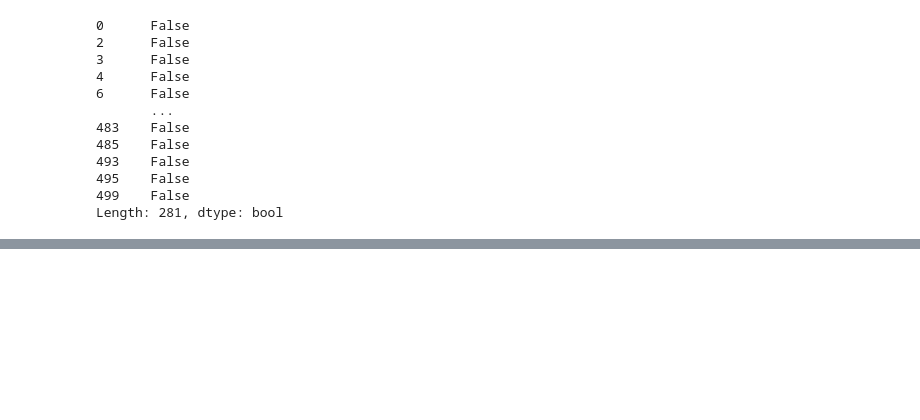
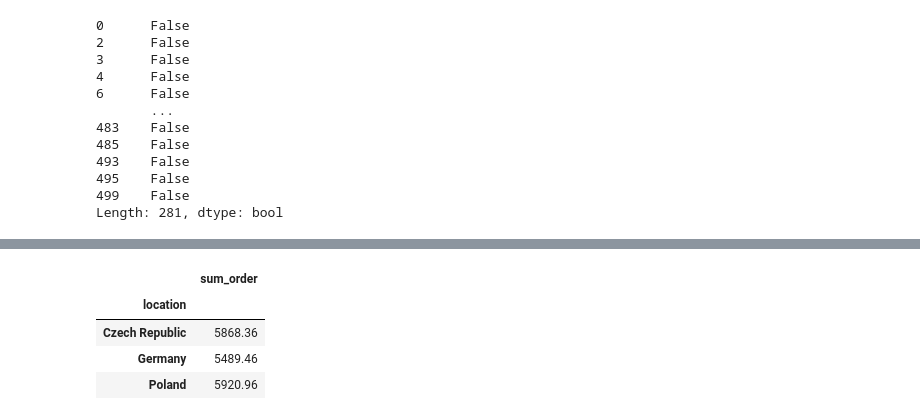
Before and after one commit to quNadi/customer_analiza, a Jupyter notebook: SQL_client_analysis.ipynb, the cells around one changed output, grey strips where cells are left out. Cells and saved outputs as stored; diff of their text form; code cells hidden in the pictures; blank space fills up the shorter version.

```diff
--- a/SQL_client_analysis.ipynb
+++ b/SQL_client_analysis.ipynb
@@ -129,0 +159,9 @@ Length: 281, dtype: bool
+# %%
+df_freq=order_data.loc[order_data['frequency']=="week"]
+pd.pivot_table(df_freq,index=['location'],aggfunc='max',values=['sum_order'])
+# %% [output]
+|  | sum_order |
+| location |  |
+| Czech Republic | 5868.36 |
+| Germany | 5489.46 |
+| Poland | 5920.96 |
```
Also changed, not shown: parts of 3 cells of this notebook, 2 other files.
